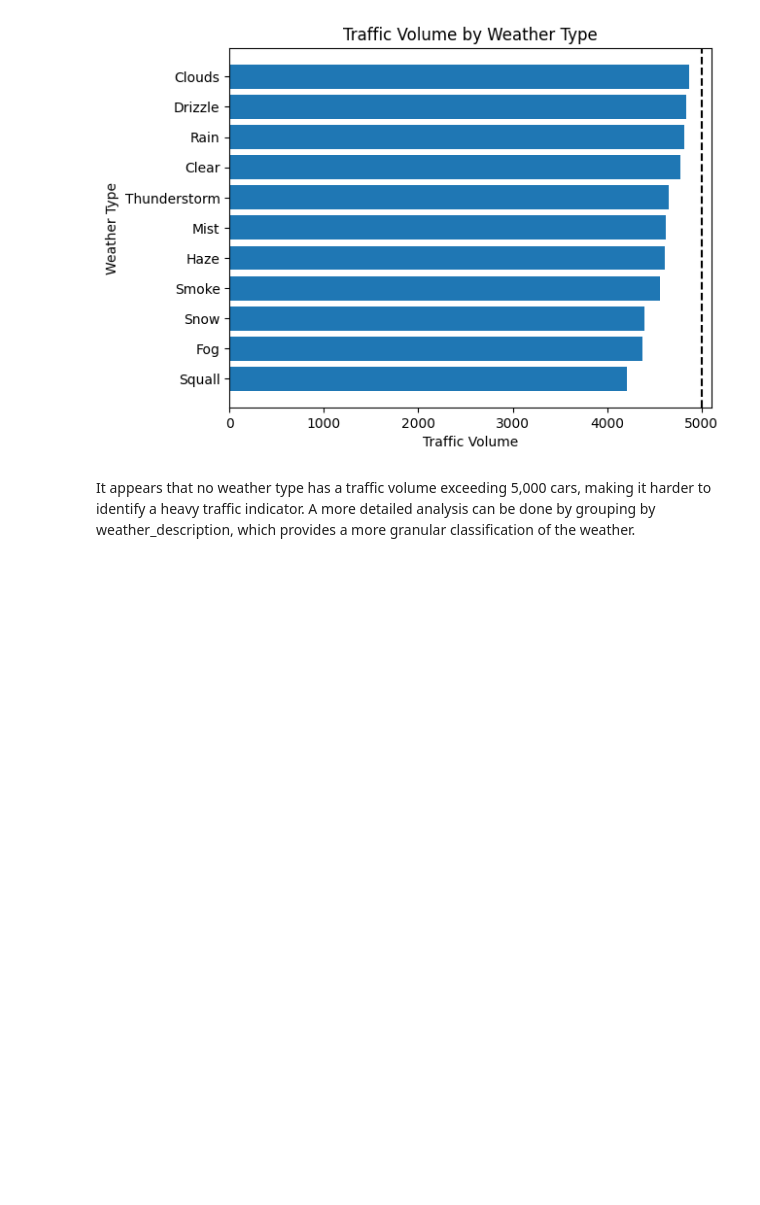
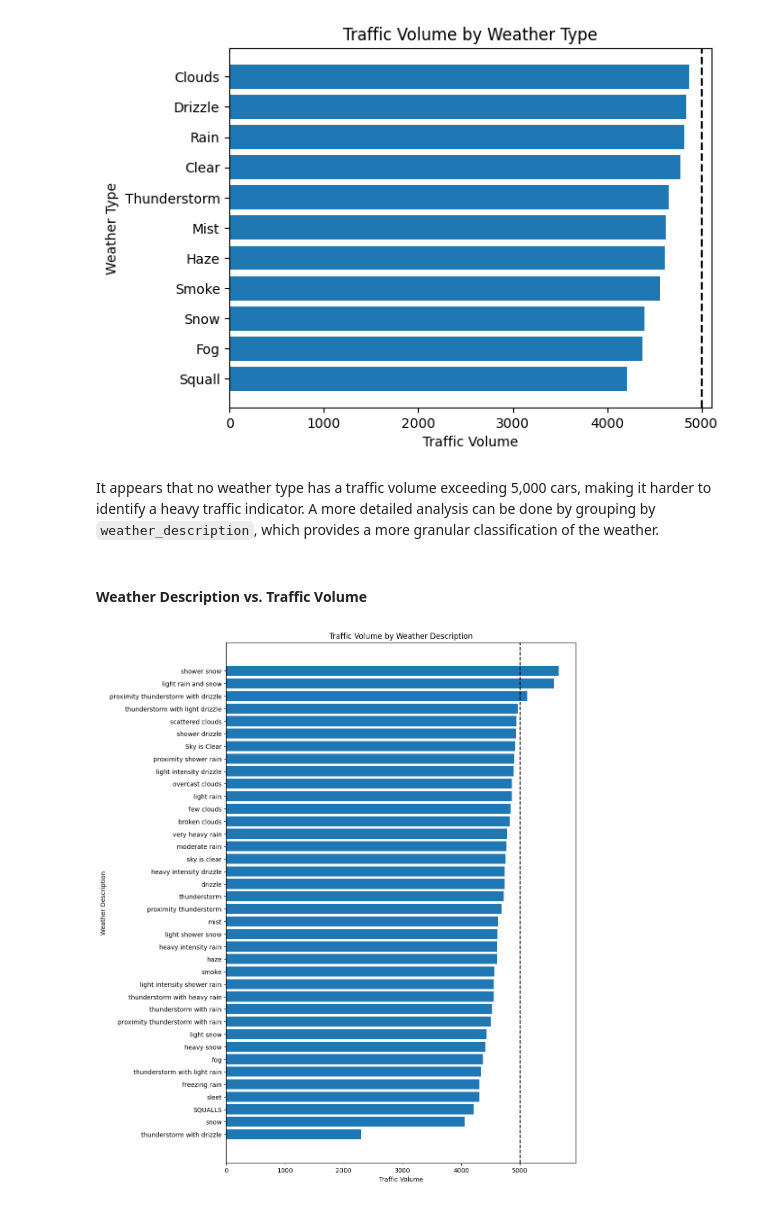
Before and after one commit to dilasha-ghimire/Finding-Heavy-Traffic-Indicators-on-I94, a Jupyter notebook: Basics.ipynb, the cells around one changed output. Saved outputs shown, nothing was run; the diff lists cells and outputs as text; code cells hidden in the pictures; blank space fills up the shorter version.

Commit message:
chore: visualize traffic volume by weather description in a bar chart

```diff
--- a/Basics.ipynb
+++ b/Basics.ipynb
@@ -334,4 +336,18 @@ plt.show()
 # %% [output]
 [figure]
 # %% [markdown]
-It appears that no weather type has a traffic volume exceeding 5,000 cars, making it harder to identify a heavy traffic indicator. A more detailed analysis can be done by grouping by weather_description, which provides a more granular classification of the weather.
+It appears that no weather type has a traffic volume exceeding 5,000 cars, making it harder to identify a heavy traffic indicator. A more detailed analysis can be done by grouping by `weather_description`, which provides a more granular classification of the weather.
+# %% [markdown]
+#### Weather Description vs. Traffic Volume
+# %%
+by_weather_description = day.groupby('weather_description').mean(numeric_only=True).sort_values('traffic_volume')
+
+plt.figure(figsize=(10,15))
+plt.barh(by_weather_description.index, by_weather_description['traffic_volume'])
+plt.axvline(x=5000, linestyle='--', color='k')
+plt.title('Traffic Volume by Weather Description')
+plt.xlabel('Traffic Volume')
+plt.ylabel('Weather Description')
+plt.show()
+# %% [output]
+[figure, added]
```
Also changed, not shown: parts of 3 cells of this notebook.
